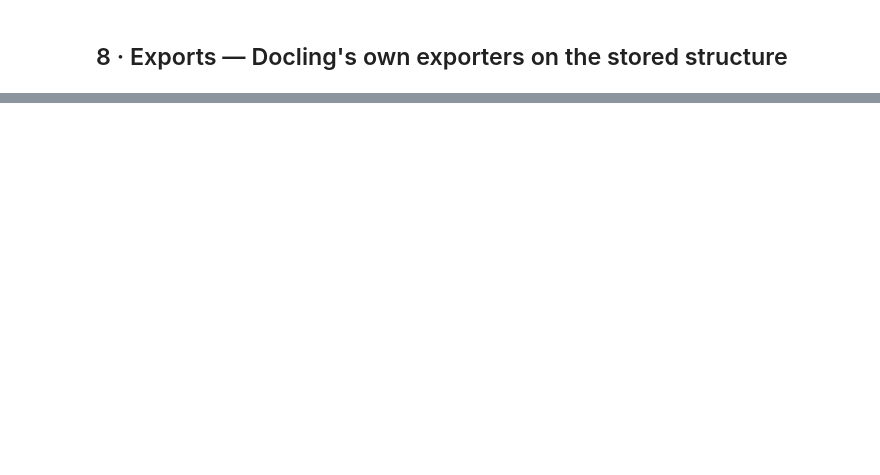
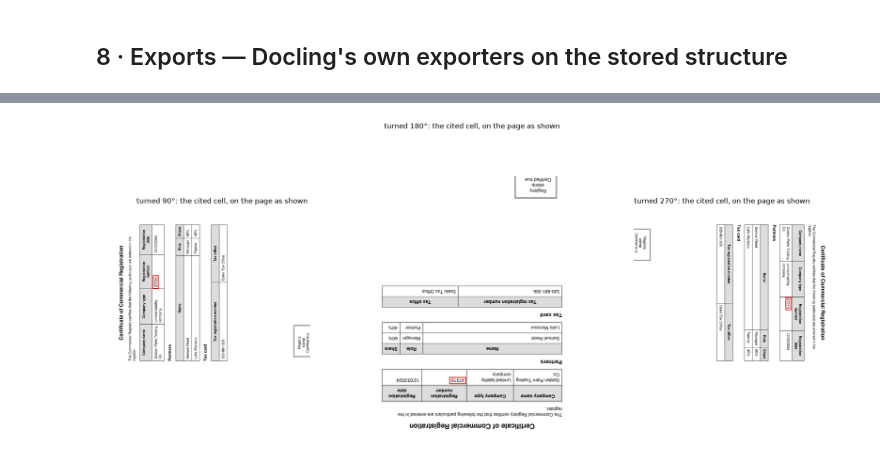
Before and after one commit to MahmoudYahiaAhmed/inklight, a Jupyter notebook: examples/structure_showcase.ipynb, the cells around one changed output, grey strips where cells are left out. Saved outputs shown, nothing was run; the diff lists cells and outputs as text; code cells hidden in the pictures; blank space fills up the shorter version.

```diff
--- a/examples/structure_showcase.ipynb
+++ b/examples/structure_showcase.ipynb
@@ -420,0 +636,27 @@ JSON export: 20148 characters · CLI: inklight structure regcard-en-scan.pdf --f
+# %%
+from PIL import Image
+from inklight.frames import original_size, to_original
+
+pix = pymupdf.open(OUT / 'regcard-en-scan.pdf')[0].get_pixmap(dpi=150)
+upright = Image.frombytes('RGB', (pix.width, pix.height), pix.samples)
+turned = {}
+for turn in (90, 180, 270):
+    turned[turn] = OUT / f'card-turned-{turn}.pdf'
+    upright.rotate(turn, expand=True, fillcolor='white').save(turned[turn], resolution=150)
+s_turn = Settings(home=Path(tempfile.mkdtemp(prefix='showcase-turned-')), ocr=OCRSettings(model_dir=INDRA_MODELS),
+                  models=ModelSettings(brain='rules', allow_download=False), structure={'engine': 'docling'})
+rows, cited = [], {}
+with DocumentAgent(s_turn) as agent:
+    agent.add(list(turned.values()))
+    ids_turn = {d.name: d.id for d in agent.library.documents()}
+    for turn, path in turned.items():
+        doc = ids_turn[path.name]
+        pg = agent.library.pages(doc)[0]
+        meta, document = agent.library.structure(doc)
+        r = agent.ask('What is the registration number?', doc_ids=[doc], save=False)
+        cited[turn] = (pg, r.sources[0].bbox)
+        rows.append({'turned': f'{turn}°', "Indra's rotation": pg.rotation,
+                     'structured (turned upright)': meta['rotated_pages_structured'],
+                     'lines handed to Docling': f"{meta['cells_delivered']} of {sum(1 for x in pg.lines if x.text.strip() and x.bbox)}",
+                     'tables': len(document.tables), 'answer': head(r), 'from': next((x[8:52] for x in r.checks if x.startswith('answer:')), '')})
+pd.DataFrame(rows)
@@ -420,0 +668,16 @@ JSON export: 20148 characters · CLI: inklight structure regcard-en-scan.pdf --f
+# %%
+fig, axes = plt.subplots(1, 3, figsize=(18, 8))
+for ax, (turn, (pg, box)) in zip(axes, cited.items()):
+    ow, oh = original_size(pg.rotation, pg.width, pg.height)
+    shown = pymupdf.open(turned[turn])[0]
+    zoom = ow / shown.rect.width
+    p = shown.get_pixmap(matrix=pymupdf.Matrix(zoom, zoom))
+    ax.imshow(Image.frombytes('RGB', (p.width, p.height), p.samples))
+    x0, y0, x1, y1 = to_original(box, pg.rotation, pg.width, pg.height)
+    pad = 12
+    ax.add_patch(patches.Rectangle((x0 - pad, y0 - pad), x1 - x0 + 2 * pad, y1 - y0 + 2 * pad,
+                                   fill=False, edgecolor='red', linewidth=1.5))
+    ax.set_title(f'turned {turn}°: the cited cell, on the page as shown'); ax.axis('off')
+plt.tight_layout(); plt.show()
+# %% [output]
+[figure, added]
```
Also changed, not shown: parts of 35 cells of this notebook.
